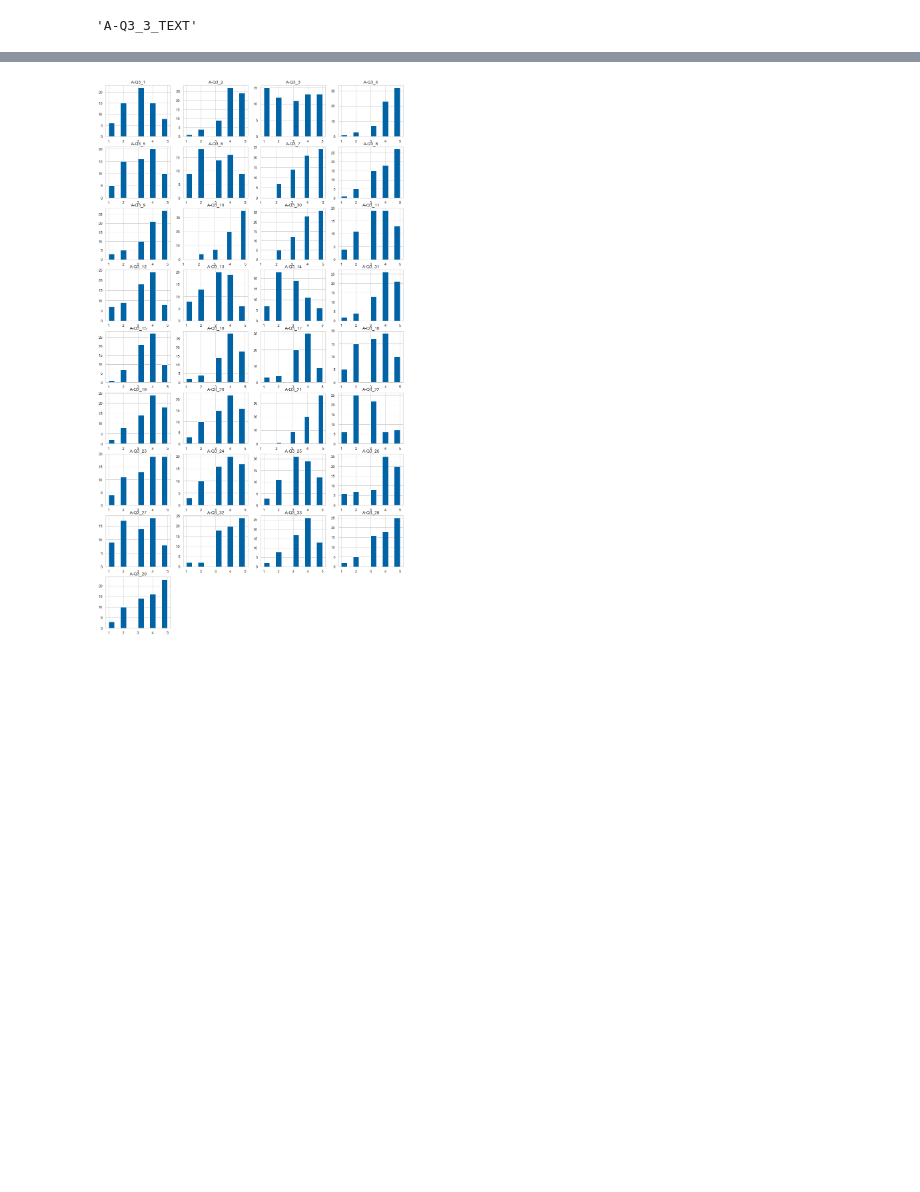
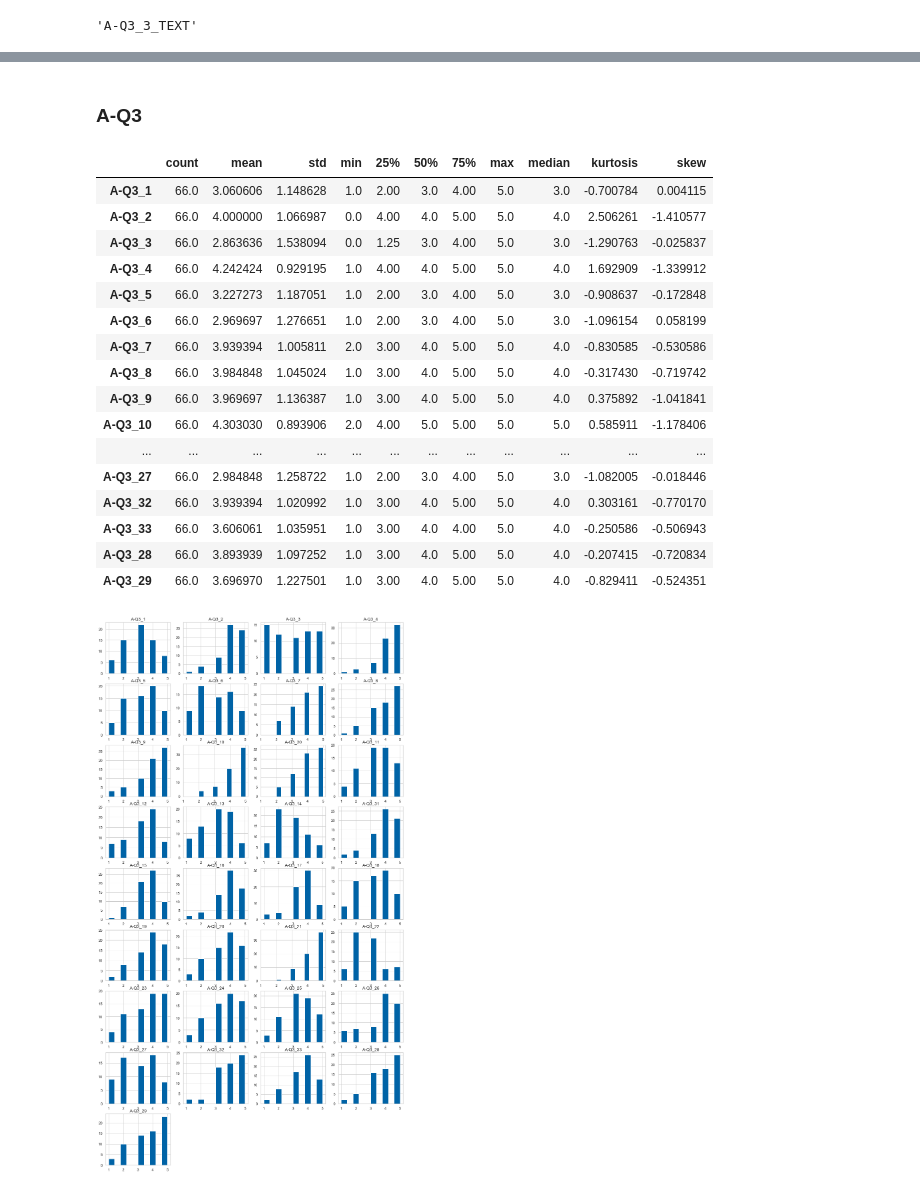
Before and after one commit to martinakienberger/Dissertation_LIS, a Jupyter notebook: Datenanalyse_Pilotstudie.ipynb, the cells around one changed output, grey strips where cells are left out. Cells and saved outputs as stored; diff of their text form; code cells hidden in the pictures; blank space fills up the shorter version.

```diff
--- a/Datenanalyse_Pilotstudie.ipynb
+++ b/Datenanalyse_Pilotstudie.ipynb
@@ -101,3 +94,25 @@ graf_likert(Daten,Liste_A_Q2,5)
+# %% [markdown]
+### A-Q3
+# %%
+df_describe1(Daten,Liste_A_Q3)
+# %% [output]
+|  | count | mean | std | min | 25% | 50% | 75% | max | median | kurtosis | skew |
+| A-Q3_1 | 66.0 | 3.060606 | 1.148628 | 1.0 | 2.00 | 3.0 | 4.00 | 5.0 | 3.0 | -0.700784 | 0.004115 |
+| A-Q3_2 | 66.0 | 4.000000 | 1.066987 | 0.0 | 4.00 | 4.0 | 5.00 | 5.0 | 4.0 | 2.506261 | -1.410577 |
+| A-Q3_3 | 66.0 | 2.863636 | 1.538094 | 0.0 | 1.25 | 3.0 | 4.00 | 5.0 | 3.0 | -1.290763 | -0.025837 |
+| A-Q3_4 | 66.0 | 4.242424 | 0.929195 | 1.0 | 4.00 | 4.0 | 5.00 | 5.0 | 4.0 | 1.692909 | -1.339912 |
+| A-Q3_5 | 66.0 | 3.227273 | 1.187051 | 1.0 | 2.00 | 3.0 | 4.00 | 5.0 | 3.0 | -0.908637 | -0.172848 |
+| A-Q3_6 | 66.0 | 2.969697 | 1.276651 | 1.0 | 2.00 | 3.0 | 4.00 | 5.0 | 3.0 | -1.096154 | 0.058199 |
+| A-Q3_7 | 66.0 | 3.939394 | 1.005811 | 2.0 | 3.00 | 4.0 | 5.00 | 5.0 | 4.0 | -0.830585 | -0.530586 |
+| A-Q3_8 | 66.0 | 3.984848 | 1.045024 | 1.0 | 3.00 | 4.0 | 5.00 | 5.0 | 4.0 | -0.317430 | -0.719742 |
+| A-Q3_9 | 66.0 | 3.969697 | 1.136387 | 1.0 | 3.00 | 4.0 | 5.00 | 5.0 | 4.0 | 0.375892 | -1.041841 |
+| A-Q3_10 | 66.0 | 4.303030 | 0.893906 | 2.0 | 4.00 | 5.0 | 5.00 | 5.0 | 5.0 | 0.585911 | -1.178406 |
+| ... | ... | ... | ... | ... | ... | ... | ... | ... | ... | ... | ... |
+| A-Q3_27 | 66.0 | 2.984848 | 1.258722 | 1.0 | 2.00 | 3.0 | 4.00 | 5.0 | 3.0 | -1.082005 | -0.018446 |
+| A-Q3_32 | 66.0 | 3.939394 | 1.020992 | 1.0 | 3.00 | 4.0 | 5.00 | 5.0 | 4.0 | 0.303161 | -0.770170 |
+| A-Q3_33 | 66.0 | 3.606061 | 1.035951 | 1.0 | 3.00 | 4.0 | 4.00 | 5.0 | 4.0 | -0.250586 | -0.506943 |
+| A-Q3_28 | 66.0 | 3.893939 | 1.097252 | 1.0 | 3.00 | 4.0 | 5.00 | 5.0 | 4.0 | -0.207415 | -0.720834 |
+| A-Q3_29 | 66.0 | 3.696970 | 1.227501 | 1.0 | 3.00 | 4.0 | 5.00 | 5.0 | 4.0 | -0.829411 | -0.524351 |
 # %%
 graf_hist(Daten,Liste_A_Q3,16,30,9,4)
 # %% [output]
```
Also changed, not shown: parts of 48 cells of this notebook, 11 other files.
